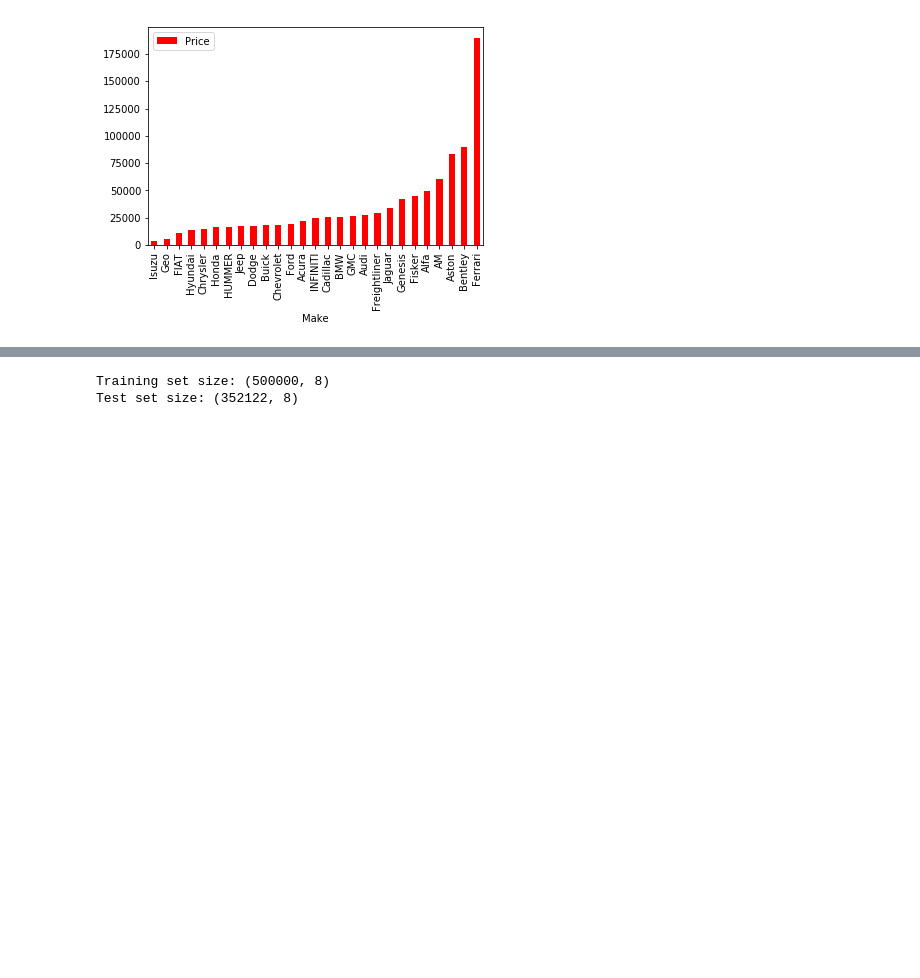
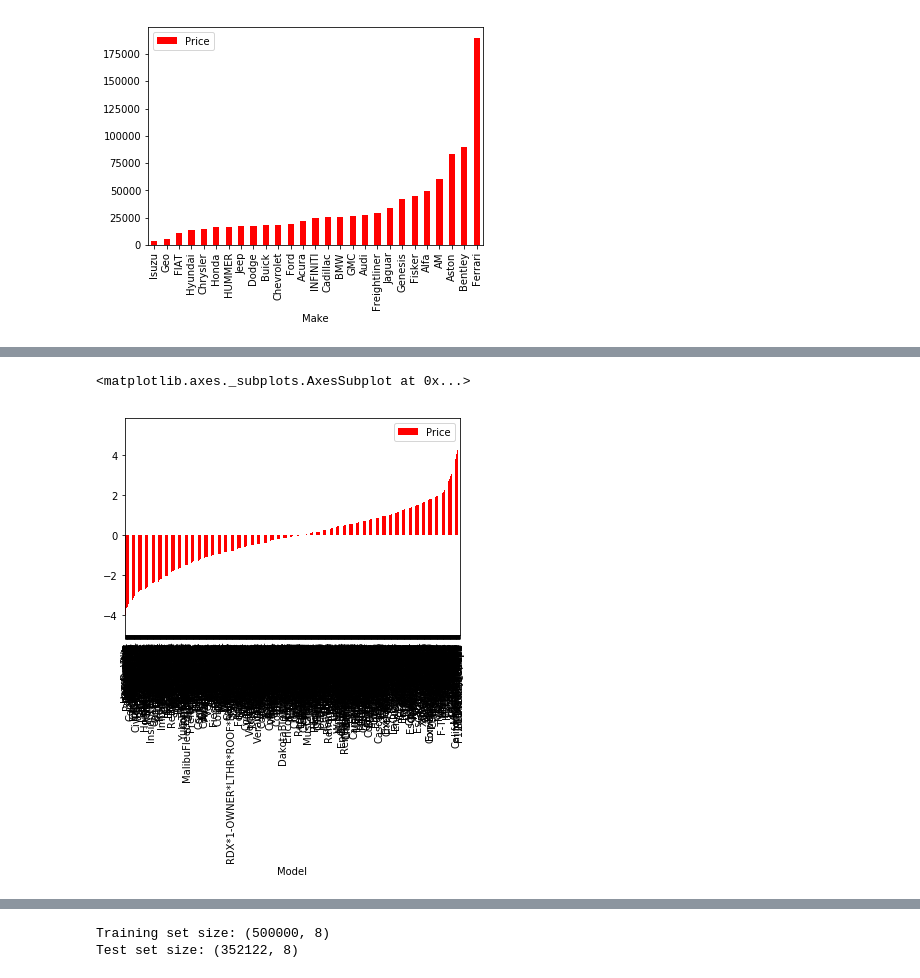
Before and after one commit to MuhammadElsayed/dream_ride_project, a Jupyter notebook: cars.ipynb, the cells around one changed output, grey strips where cells are left out. Cells and saved outputs as stored; diff of their text form; code cells hidden in the pictures; blank space fills up the shorter version.

Commit message:
adding prediction model

```diff
--- a/cars.ipynb
+++ b/cars.ipynb
@@ -174,3 +174,6 @@ sp_pivot.plot(kind='bar',color='red')
 # %% [output]
 <matplotlib.axes._subplots.AxesSubplot at 0x...>
 [figure]
+# %%
+sp_pivot_model = train.pivot_table(index='Model', values='Price', aggfunc=np.median).sort_values(by='Price')
+sp_pivot_model
@@ -177,3 +200,8 @@ sp_pivot.plot(kind='bar',color='red')
+# %%
+sp_pivot_model.plot(kind='bar',color='red')
+# %% [output]
+<matplotlib.axes._subplots.AxesSubplot at 0x...>
+[figure, added]
 # %%
 #create numeric plots
 num = [f for f in train.columns if train.dtypes[f] != 'object']
```
Also changed, not shown: parts of 20 cells of this notebook.
